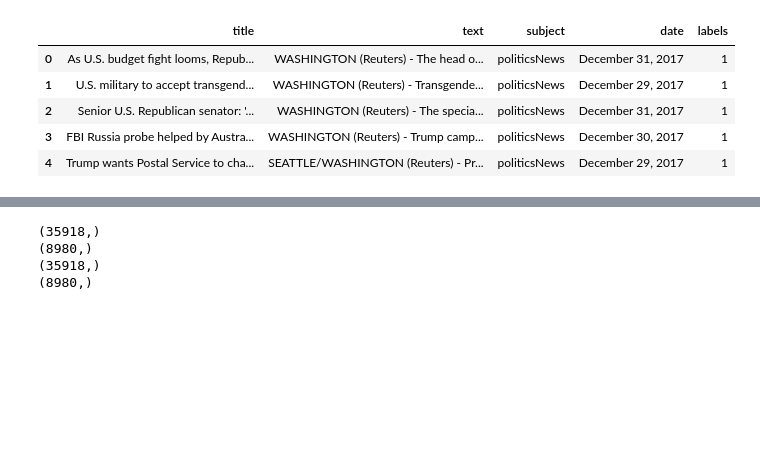
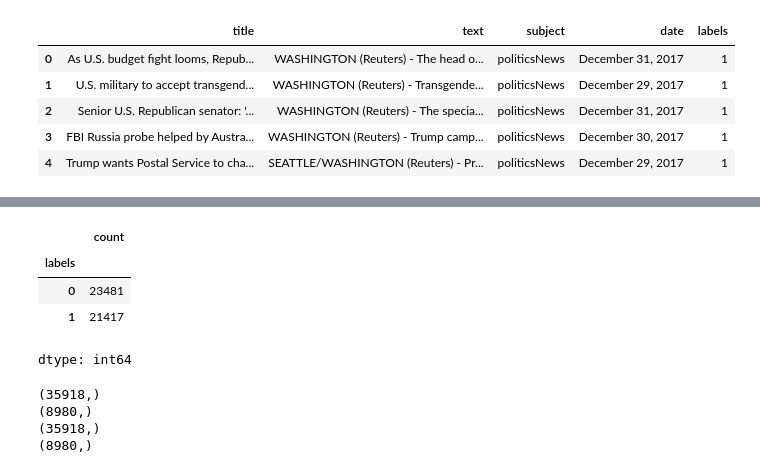
Before and after one commit to Geetanjally/Fake-News-Detection, a Jupyter notebook: 3_Fake_News_Classifier.ipynb, the cells around one changed output, grey strips where cells are left out. Saved outputs shown, nothing was run; the diff lists cells and outputs as text; code cells hidden in the pictures; blank space fills up the shorter version.

```diff
--- a/3_Fake_News_Classifier.ipynb
+++ b/3_Fake_News_Classifier.ipynb
@@ -62 +74,9 @@ df.head()
+# %%
+df.labels.value_counts()
+# %% [output]
+|  | count |
+| labels |  |
+| 0 | 23481 |
+| 1 | 21417 |
+dtype: int64
 # %%
```
Also changed, not shown: parts of 12 cells of this notebook.
